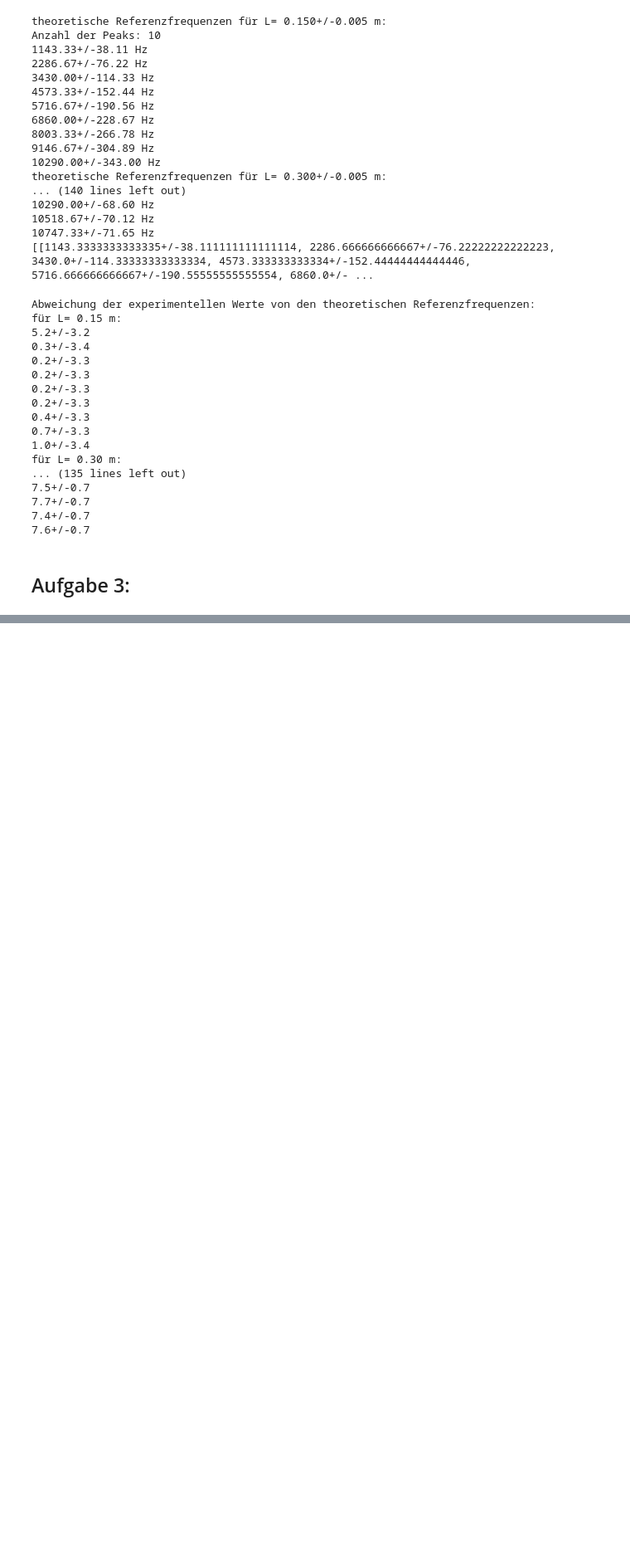
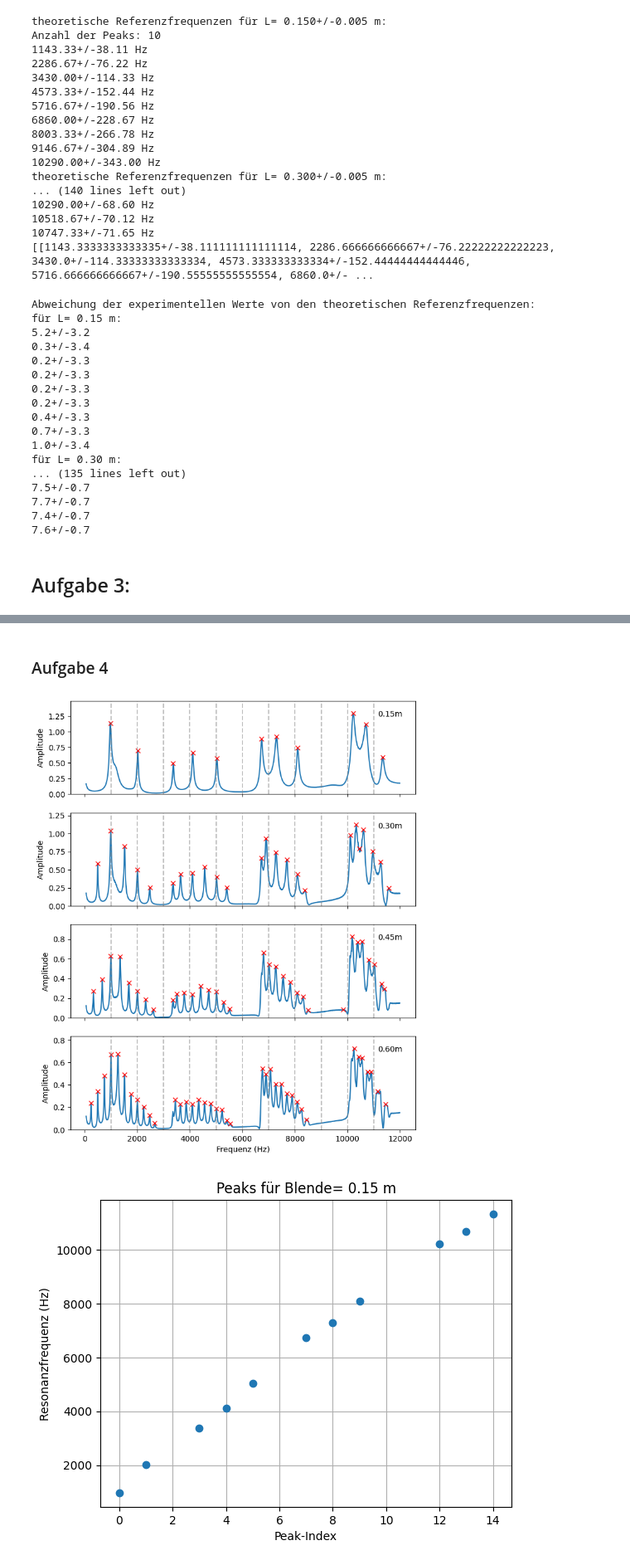
Before and after one commit to celina-coder-beep/F-Praktikum, a Jupyter notebook: 511-Quantenanalogien/Auswertung511.ipynb, the cells around one changed output, grey strips where cells are left out. Shown at 83% size. Cells and saved outputs as stored; diff of their text form; code cells hidden in the pictures; blank space fills up the shorter version.

Commit message:
Aufgabe 4 hinzugefügt

```diff
--- a/511-Quantenanalogien/Auswertung511.ipynb
+++ b/511-Quantenanalogien/Auswertung511.ipynb
@@ -307,0 +290,32 @@ for i, peaks in enumerate(peaks3_all):
+# %% [markdown]
+### Aufgabe 4
+# %%
+files4= [r"20-03-26\4-15.dat", r"20-03-26\4-30.dat", r"20-03-26\3-13mm.dat", r"20-03-26\4-60.dat"]
+
+peaks4_all= find_resonance_frequencies(files4, längen[:-1], unit_längen, prominence= 0.01)
+plt.show()
+
+peaks4_all[1]= np.delete(peaks4_all[1],-5)
+peaks4_all[2]= np.delete(peaks4_all[2],-8)
+
+# leere Stellen einfügen, damit Bandlücke sichtbar wird
+nan_stellen_15= [2,6,10,11]
+for i in nan_stellen_15:
+    peaks4_all[0] = np.insert(peaks4_all[0],[i],[ufloat(np.nan,0)])
+
+nan_stellen_30= [5,12,13,20,21,22]
+for i in nan_stellen_30:
+    peaks4_all[1] = np.insert(peaks4_all[1],[i],[ufloat(np.nan,0)])
+
+nan_stellen_45= [8,18,19,20,29,30,31,32,33]
+for i in nan_stellen_45:
+    peaks4_all[2] = np.insert(peaks4_all[2],[i],[ufloat(np.nan,0)])
+
+nan_stellen_60= [11,12,24,25,26,27,38,39,40,41,42,43]
+for i in nan_stellen_60:
+    peaks4_all[3] = np.insert(peaks4_all[3],[i],[ufloat(np.nan,0)])
+
+frequency_gegen_index(peaks4_all, längen, unit_längen)
+# %% [output]
+[figure, added]
+[figure, added]
```
Also changed, not shown: parts of 3 cells of this notebook.
